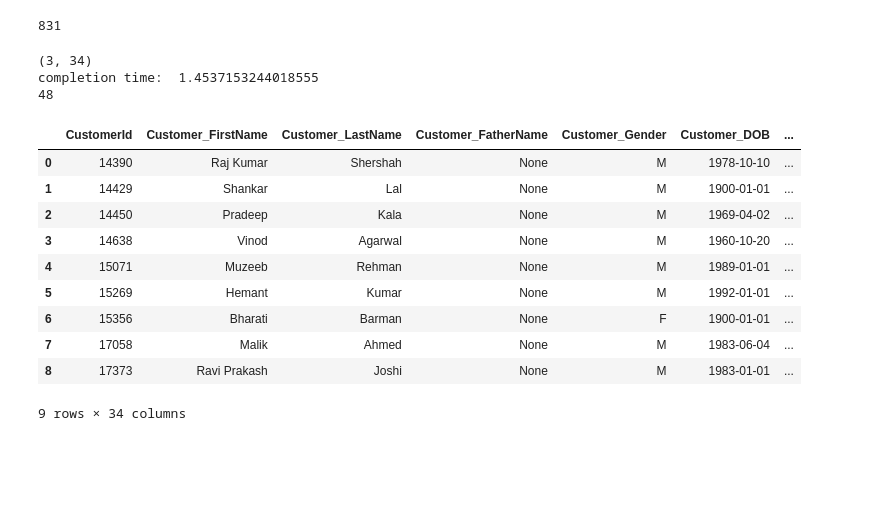
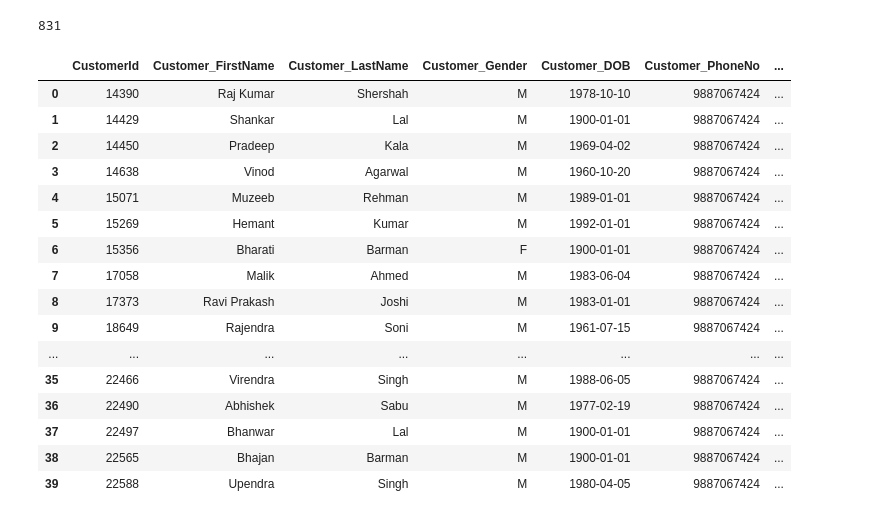
Before and after one commit to tanay-683/db_reader2, a Jupyter notebook: src/db_reader/research/data_connection.ipynb, the cells around one changed output. Cells and saved outputs as stored; diff of their text form; code cells hidden in the pictures; blank space fills up the shorter version.

```diff
--- a/src/db_reader/research/data_connection.ipynb
+++ b/src/db_reader/research/data_connection.ipynb
@@ -36,32 +36,32 @@ engine = create_engine(connection_uri, pool_size=5, max_overflow=10)
 query = "SELECT top 3 * from Customer"
 conn = engine.connect()
 
-df = pd.read_sql("SELECT top 3 * from Customer", engine, chunksize=500)
-for chunk in df:
-    print(chunk.shape)
-    print("completion time: ", time.time() - start_time)
-    print(sys.getsizeof(chunk))
+df = pd.read_sql("SELECT top 40 * from Customer", engine)
-# %% [output]
-(3, 34)
-completion time:  1.4537153244018555
-48
+# %%
+df.replace("", np.nan, inplace=True)
+# %%
+df.iloc[:,:].dropna(axis=1, how='all')
+# %% [output]
+|  | CustomerId | Customer_FirstName | Customer_LastName | Customer_Gender | Customer_DOB | Customer_PhoneNo | ... |
+| 0 | 14390 | Raj Kumar | Shershah | M | 1978-10-10 | 9887067424 | ... |
+| 1 | 14429 | Shankar | Lal | M | 1900-01-01 | 9887067424 | ... |
+| 2 | 14450 | Pradeep | Kala | M | 1969-04-02 | 9887067424 | ... |
+| 3 | 14638 | Vinod | Agarwal | M | 1960-10-20 | 9887067424 | ... |
+| 4 | 15071 | Muzeeb | Rehman | M | 1989-01-01 | 9887067424 | ... |
+| 5 | 15269 | Hemant | Kumar | M | 1992-01-01 | 9887067424 | ... |
+| 6 | 15356 | Bharati | Barman | F | 1900-01-01 | 9887067424 | ... |
+| 7 | 17058 | Malik | Ahmed | M | 1983-06-04 | 9887067424 | ... |
+| 8 | 17373 | Ravi Prakash | Joshi | M | 1983-01-01 | 9887067424 | ... |
+| 9 | 18649 | Rajendra | Soni | M | 1961-07-15 | 9887067424 | ... |
+| ... | ... | ... | ... | ... | ... | ... | ... |
+| 35 | 22466 | Virendra | Singh | M | 1988-06-05 | 9887067424 | ... |
+| 36 | 22490 | Abhishek | Sabu | M | 1977-02-19 | 9887067424 | ... |
+| 37 | 22497 | Bhanwar | Lal | M | 1900-01-01 | 9887067424 | ... |
+| 38 | 22565 | Bhajan | Barman | M | 1900-01-01 | 9887067424 | ... |
+| 39 | 22588 | Upendra | Singh | M | 1980-04-05 | 9887067424 | ... |
 # %%
 df = pd.read_sql("SELECT top 3 * from Customer", engine)
 df1 = pd.read_sql("SELECT top 5 * from Customer", engine)
 df2 = pd.read_sql("SELECT top 7 * from Customer", engine)
 df3 = pd.read_sql("SELECT top 9 * from Customer", engine)
 df4 = pd.read_sql("SELECT top 11 * from Customer", engine)
-# %%
-df3
-# %% [output]
-|  | CustomerId | Customer_FirstName | Customer_LastName | Customer_FatherName | Customer_Gender | Customer_DOB | ... |
-| 0 | 14390 | Raj Kumar | Shershah | None | M | 1978-10-10 | ... |
-| 1 | 14429 | Shankar | Lal | None | M | 1900-01-01 | ... |
-| 2 | 14450 | Pradeep | Kala | None | M | 1969-04-02 | ... |
-| 3 | 14638 | Vinod | Agarwal | None | M | 1960-10-20 | ... |
-| 4 | 15071 | Muzeeb | Rehman | None | M | 1989-01-01 | ... |
-| 5 | 15269 | Hemant | Kumar | None | M | 1992-01-01 | ... |
-| 6 | 15356 | Bharati | Barman | None | F | 1900-01-01 | ... |
-| 7 | 17058 | Malik | Ahmed | None | M | 1983-06-04 | ... |
-| 8 | 17373 | Ravi Prakash | Joshi | None | M | 1983-01-01 | ... |
-9 rows × 34 columns
```
Also changed, not shown: parts of 2 cells of this notebook, 9 other files.
